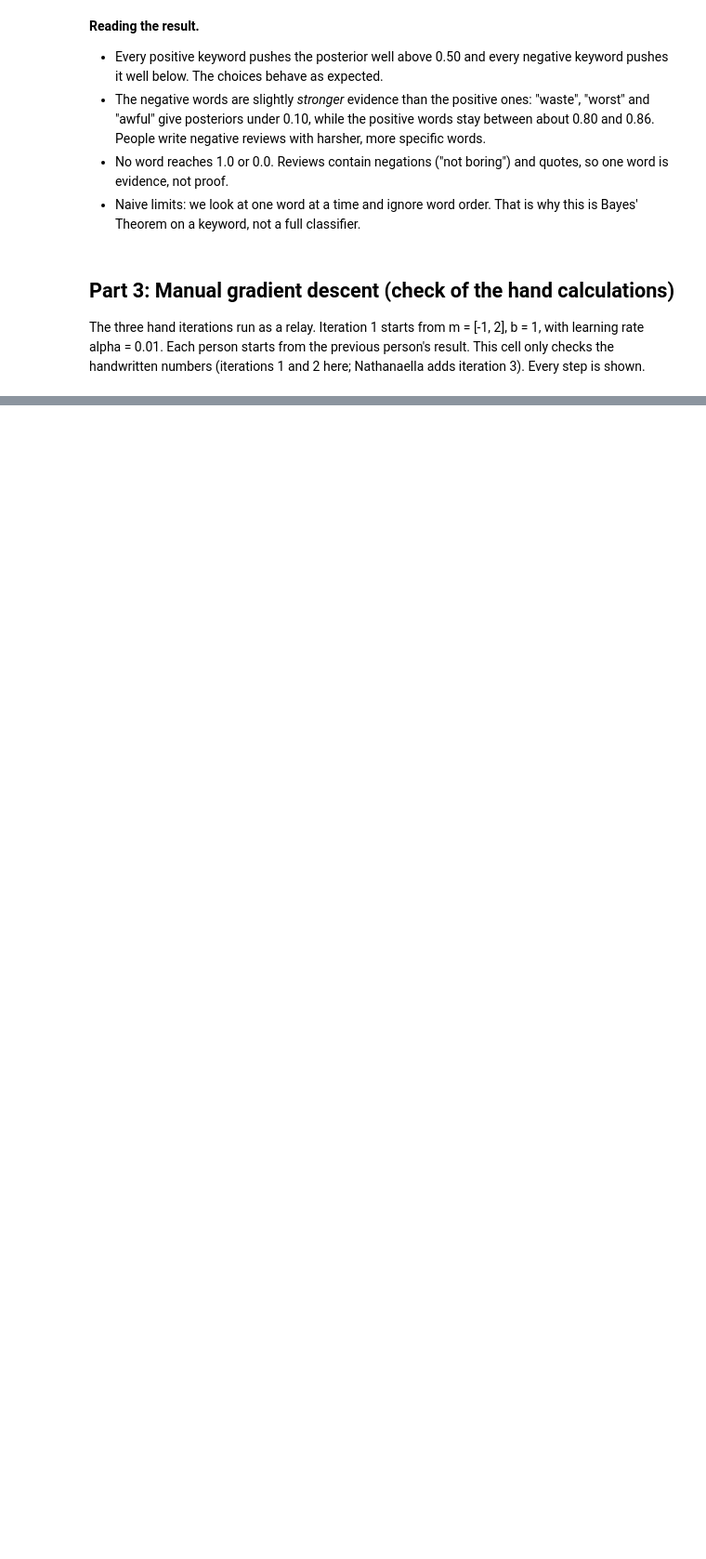
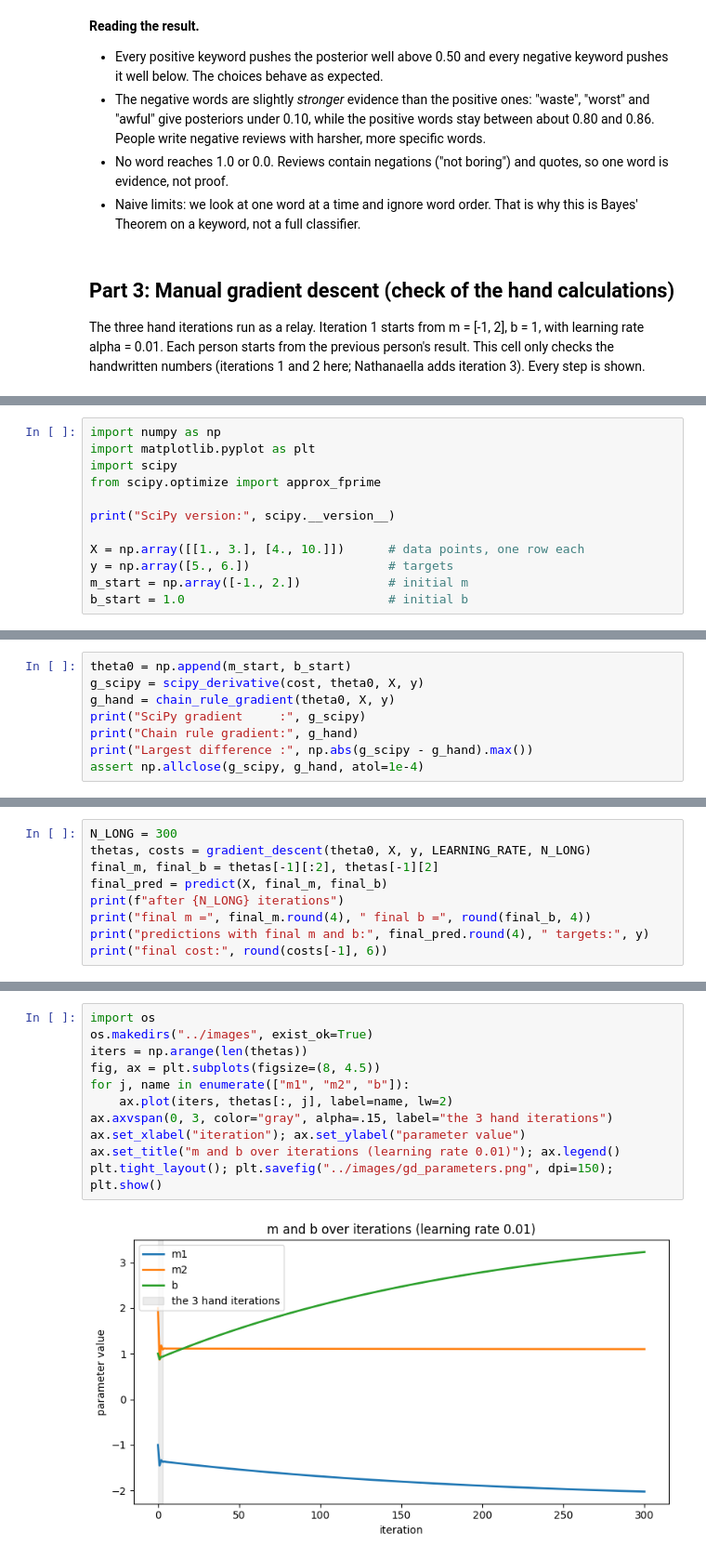
Before and after one commit to pmganga/group_24_probability, a Jupyter notebook: notebooks/Group24_Formative3_Notebook.ipynb, the cells around one changed output, grey strips where cells are left out. Shown at 93% size. Cells and saved outputs as stored; diff of their text form; blank space fills up the shorter version.

```diff
--- a/notebooks/Group24_Formative3_Notebook.ipynb
+++ b/notebooks/Group24_Formative3_Notebook.ipynb
@@ -365,0 +493,12 @@ for it in (1, 2):
+# %%
+import numpy as np
+import matplotlib.pyplot as plt
+import scipy
+from scipy.optimize import approx_fprime
+
+print("SciPy version:", scipy.__version__)
+
+X = np.array([[1., 3.], [4., 10.]])      # data points, one row each
+y = np.array([5., 6.])                   # targets
+m_start = np.array([-1., 2.])            # initial m
+b_start = 1.0                            # initial b
@@ -365,0 +540,8 @@ for it in (1, 2):
+# %%
+theta0 = np.append(m_start, b_start)
+g_scipy = scipy_derivative(cost, theta0, X, y)
+g_hand = chain_rule_gradient(theta0, X, y)
+print("SciPy gradient     :", g_scipy)
+print("Chain rule gradient:", g_hand)
+print("Largest difference :", np.abs(g_scipy - g_hand).max())
+assert np.allclose(g_scipy, g_hand, atol=1e-4)
@@ -365,0 +615,9 @@ for it in (1, 2):
+# %%
+N_LONG = 300
+thetas, costs = gradient_descent(theta0, X, y, LEARNING_RATE, N_LONG)
+final_m, final_b = thetas[-1][:2], thetas[-1][2]
+final_pred = predict(X, final_m, final_b)
+print(f"after {N_LONG} iterations")
+print("final m =", final_m.round(4), " final b =", round(final_b, 4))
+print("predictions with final m and b:", final_pred.round(4), " targets:", y)
+print("final cost:", round(costs[-1], 6))
@@ -365,0 +631,13 @@ for it in (1, 2):
+# %%
+import os
+os.makedirs("../images", exist_ok=True)
+iters = np.arange(len(thetas))
+fig, ax = plt.subplots(figsize=(8, 4.5))
+for j, name in enumerate(["m1", "m2", "b"]):
+    ax.plot(iters, thetas[:, j], label=name, lw=2)
+ax.axvspan(0, 3, color="gray", alpha=.15, label="the 3 hand iterations")
+ax.set_xlabel("iteration"); ax.set_ylabel("parameter value")
+ax.set_title("m and b over iterations (learning rate 0.01)"); ax.legend()
+plt.tight_layout(); plt.savefig("../images/gd_parameters.png", dpi=150); plt.show()
+# %% [output]
+[figure, added]
```
Also changed, not shown: parts of 39 cells of this notebook.
